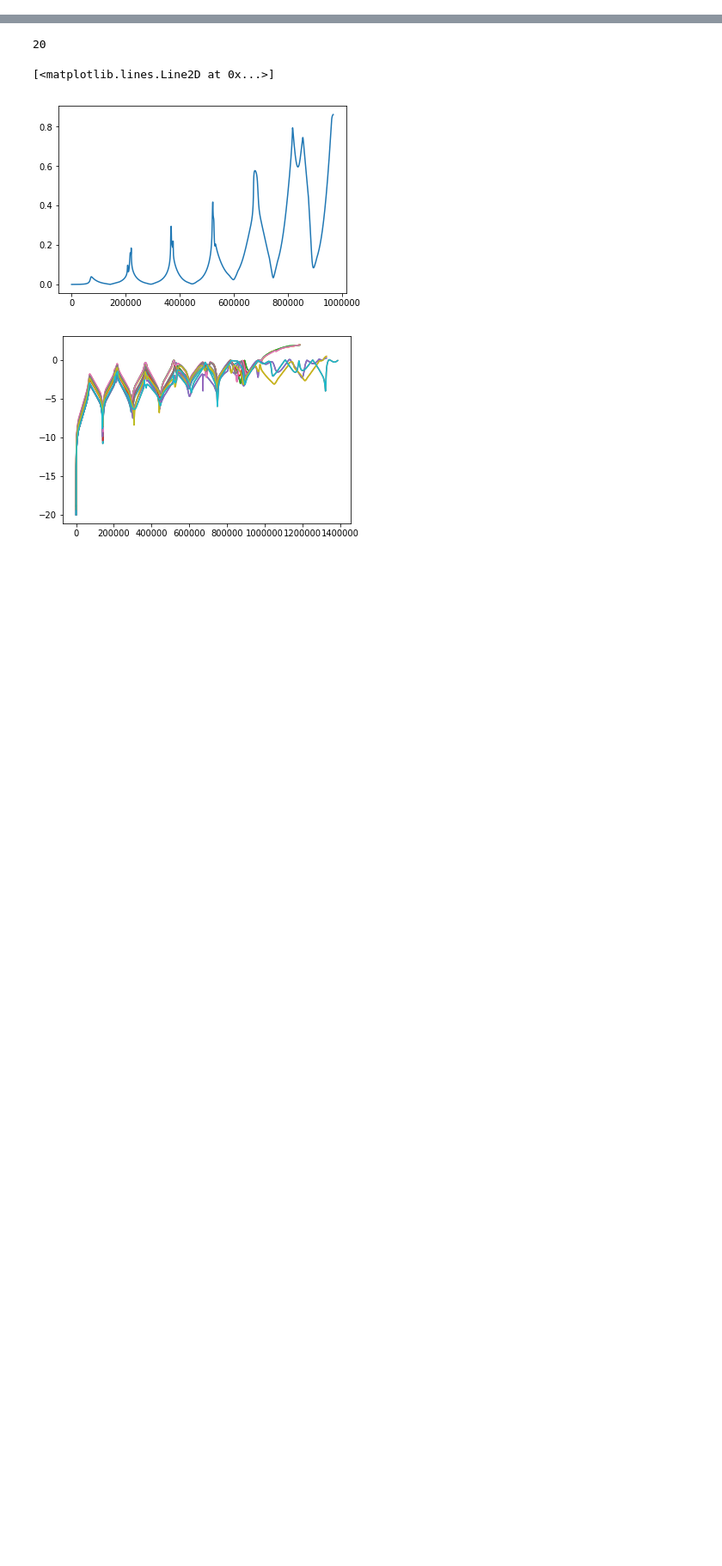
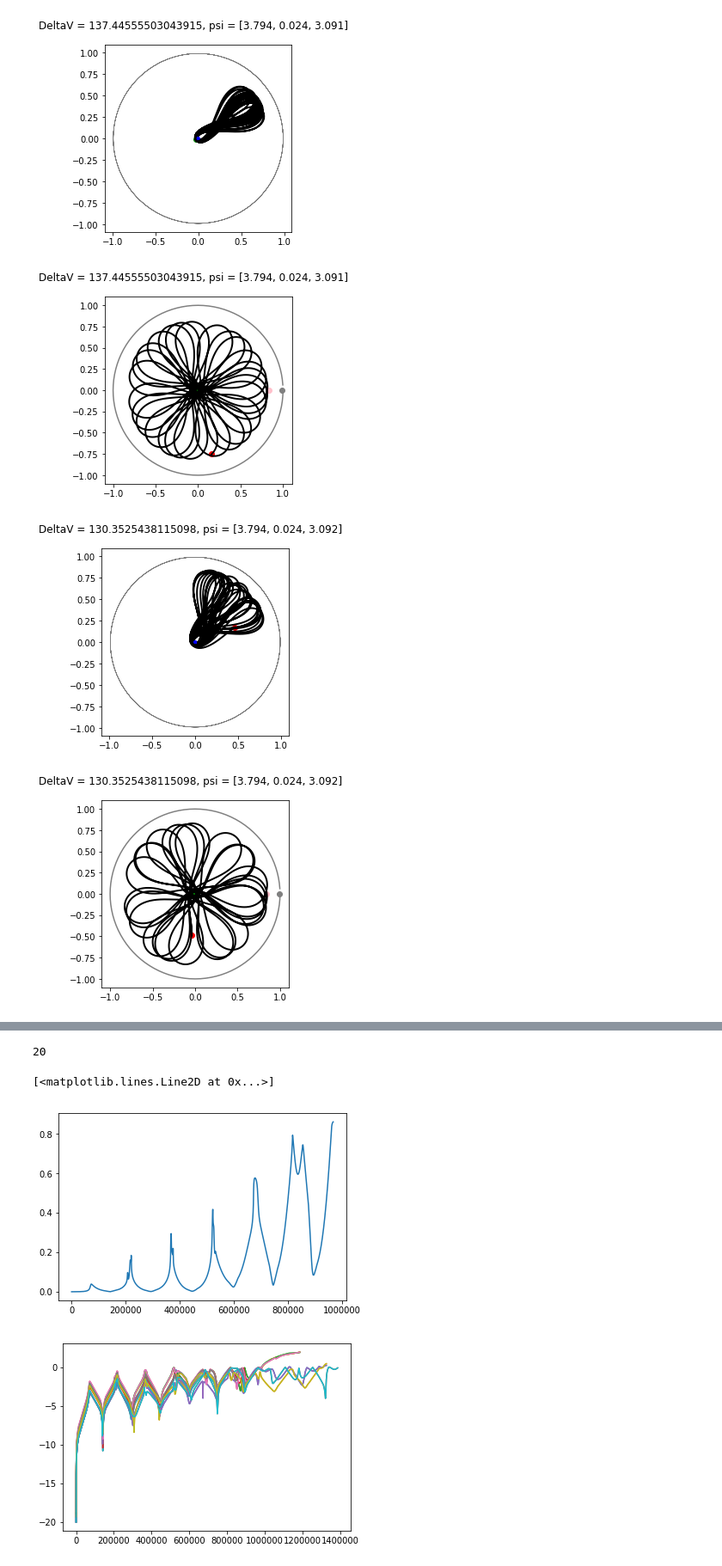
Before and after one commit to gandalfsaxe/letomes, a Jupyter notebook: code/notebooks/lyapunov.ipynb, the cells around one changed output, grey strips where cells are left out. Shown at 86% size. Cells and saved outputs as stored; diff of their text form; code cells hidden in the pictures; blank space fills up the shorter version.

Commit message:
lyapunov ipynb update

```diff
--- a/code/notebooks/lyapunov.ipynb
+++ b/code/notebooks/lyapunov.ipynb
@@ -25,11 +25,10 @@ pi2=pi/2
 # %%
 psis=[]
 paths=[]
+title="long_leto_lyapunov"
 N=5
 for i in range(N):
-    psi = [-0.138042744751570, -0.144259374836607, 3.127288444444444+i/1e3]
-    path = launch_sim(psi,max_iter=1e7, duration=100/UNIT_TIME)
-    orbitplot2d(path,psi)
-    orbitplot_non_inertial(path,psi)
+    psi = [3.794182930145708, 0.023901745288554, 3.090702702702703+i/1e3]
+    path = launch_sim(psi,max_iter=1e7, duration=200/UNIT_TIME)
     psis.append(psi)
     paths.append(path)
@@ -46,0 +35,9 @@ for i in range(N):
+# %%
+for i in range(len(paths)):
+    orbitplot2d(paths[i],psis[i],title=f"{title}_{i}")
+    orbitplot_non_inertial(paths[i],psis[i],title=f"{title}_{i}")
+# %% [output]
+[figure, added]
+[figure, added]
+[figure, added]
+[figure, added]
```
Also changed, not shown: parts of 3 cells of this notebook.
